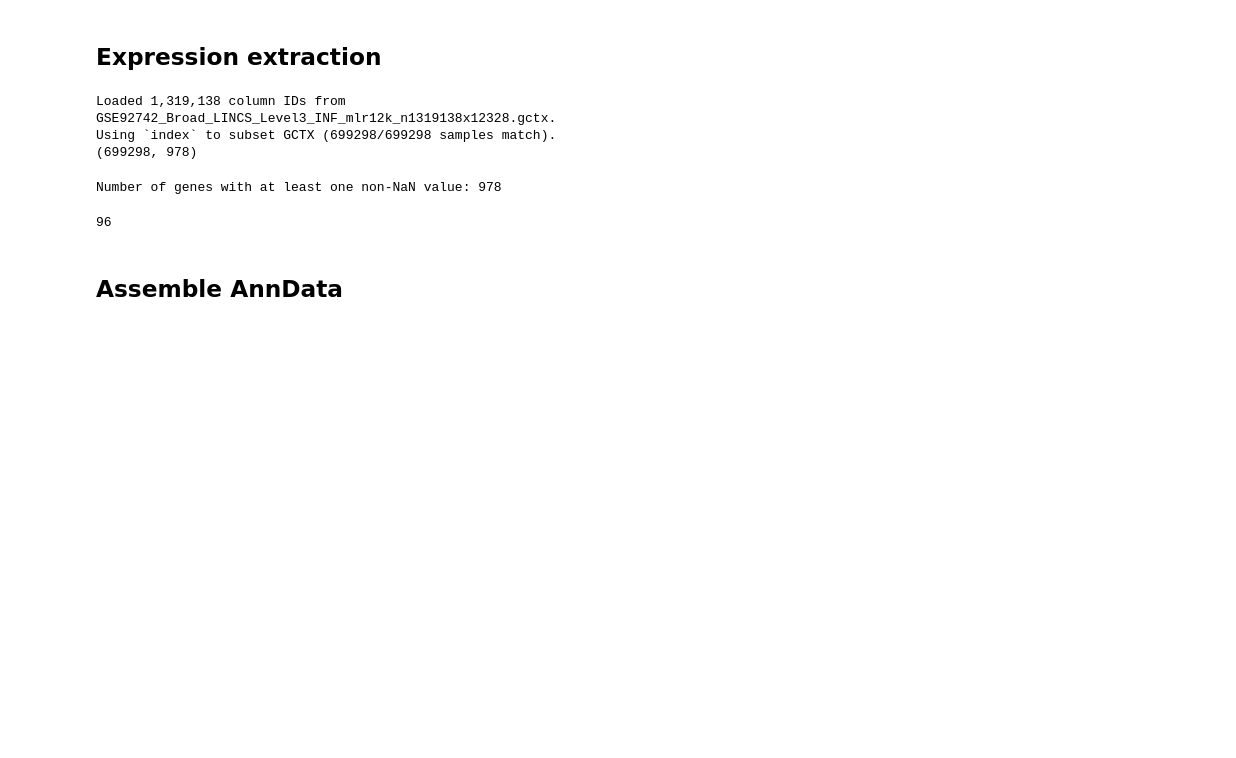
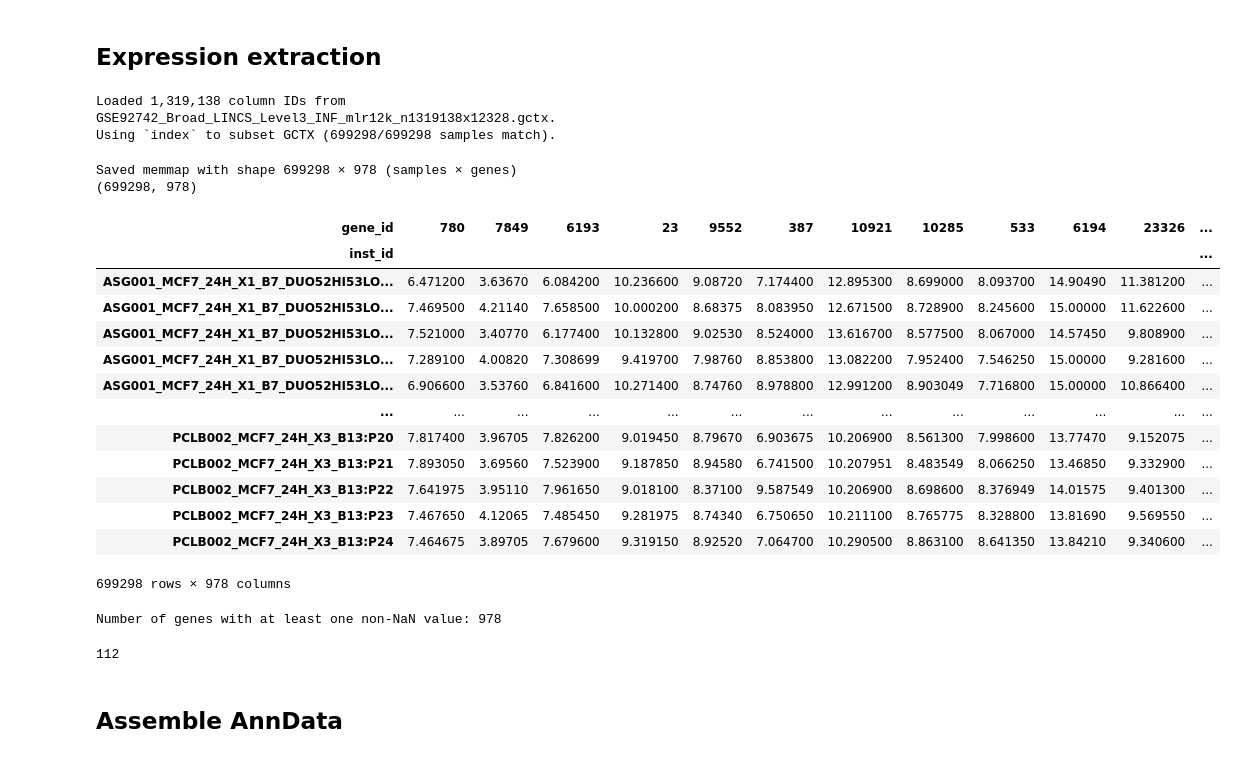
Before and after one commit to theislab/Chem-PerturBridge, a Jupyter notebook: draft_notebooks/l1000_deg_prep_level3_commented.ipynb, the cells around one changed output. Saved outputs shown, nothing was run; the diff lists cells and outputs as text; code cells hidden in the pictures; blank space fills up the shorter version.

```diff
--- a/draft_notebooks/l1000_deg_prep_level3_commented.ipynb
+++ b/draft_notebooks/l1000_deg_prep_level3_commented.ipynb
@@ -796,8 +796,8 @@ obs_for_schema
 # %% [markdown]
 ## Gene annotations (`.var`)
 # %%
+var = geneinfo_level3.copy()
 
-var = geneinfo_level3.copy()
 var = var.rename(columns={
     "pr_gene_id": "gene_id",
     "pr_gene_symbol": "symbol",
@@ -808,22 +808,12 @@ var = var.drop_duplicates(subset=["gene_id"]).set_index("gene_id")
 var["symbol"] = var["symbol"].astype("string")
 if geneinfo_beta is not None and {"gene_symbol", "ensembl_id"}.issubset(geneinfo_beta.columns):
     sym_to_ens = (
-        geneinfo_beta[["gene_symbol", "ensembl_id"]]
+        geneinfo_beta[["gene_id", "ensembl_id"]]
         .dropna()
-        .drop_duplicates(subset=["gene_symbol"])
-        .set_index("gene_symbol")
+        .drop_duplicates(subset=["gene_id"])
+        .set_index("gene_id")
         ["ensembl_id"]
     )
-    var["ensembl_id"] = var["symbol"].map(sym_to_ens)
+    var["ensembl_id"] = var.index.map(sym_to_ens)
 else:
     var["ensembl_id"] = var.index.astype("string")
-# var["ensembl_id"] = var["ensembl_id"].fillna(var.index.astype("string"))
-var["ensembl_id"] = var["ensembl_id"].fillna(var.index.to_series().astype("string"))
-var = var[["symbol", "ensembl_id", "is_landmark"]]
-if not FULL_GENE_MATRIX:
-    landmark_mask = var["is_landmark"].fillna(0).astype(int)
-    var = var.loc[landmark_mask == 1]
-    print(f"Restricting to {len(var):,} landmark genes for expression.")
-else:
-    print(f"Using all {len(var):,} gene features (landmarks + inferred).")
-var.head()
@@ -942,7 +943,7 @@ def build_obs_helpers(obs: pd.DataFrame) -> pd.DataFrame:
         helpers = obs.loc[mask_lower, ["source_gctx"]].copy()
         helpers["gctx_id"] = lower_vals[mask_lower].map(id_map)
         return helpers
-    raise ValueError("None of the obs ID columns match the Level 2 GCTX metadata.")
+    raise ValueError("None of the obs ID columns match the Level 3 GCTX metadata.")
 # %%
 obs_helpers = build_obs_helpers(obs)
 gene_ids_for_expr = var.index.astype(str)
@@ -953,7 +954,25 @@ print(expr_df.shape)
 # %% [output]
 Loaded 1,319,138 column IDs from GSE92742_Broad_LINCS_Level3_INF_mlr12k_n1319138x12328.gctx.
 Using `index` to subset GCTX (699298/699298 samples match).
-(699298, 978)
+Saved memmap with shape 699298 × 978 (samples × genes)
+(699298, 978)
+# %%
+expr_df
+# %% [output]
+| gene_id | 780 | 7849 | 6193 | 23 | 9552 | 387 | 10921 | 10285 | 533 | 6194 | 23326 | ... |
+| inst_id |  |  |  |  |  |  |  |  |  |  |  | ... |
+| ASG001_MCF7_24H_X1_B7_DUO52HI53LO... | 6.471200 | 3.63670 | 6.084200 | 10.236600 | 9.08720 | 7.174400 | 12.895300 | 8.699000 | 8.093700 | 14.90490 | 11.381200 | ... |
+| ASG001_MCF7_24H_X1_B7_DUO52HI53LO... | 7.469500 | 4.21140 | 7.658500 | 10.000200 | 8.68375 | 8.083950 | 12.671500 | 8.728900 | 8.245600 | 15.00000 | 11.622600 | ... |
+| ASG001_MCF7_24H_X1_B7_DUO52HI53LO... | 7.521000 | 3.40770 | 6.177400 | 10.132800 | 9.02530 | 8.524000 | 13.616700 | 8.577500 | 8.067000 | 14.57450 | 9.808900 | ... |
+| ASG001_MCF7_24H_X1_B7_DUO52HI53LO... | 7.289100 | 4.00820 | 7.308699 | 9.419700 | 7.98760 | 8.853800 | 13.082200 | 7.952400 | 7.546250 | 15.00000 | 9.281600 | ... |
+| ASG001_MCF7_24H_X1_B7_DUO52HI53LO... | 6.906600 | 3.53760 | 6.841600 | 10.271400 | 8.74760 | 8.978800 | 12.991200 | 8.903049 | 7.716800 | 15.00000 | 10.866400 | ... |
+| ... | ... | ... | ... | ... | ... | ... | ... | ... | ... | ... | ... | ... |
+| PCLB002_MCF7_24H_X3_B13:P20 | 7.817400 | 3.96705 | 7.826200 | 9.019450 | 8.79670 | 6.903675 | 10.206900 | 8.561300 | 7.998600 | 13.77470 | 9.152075 | ... |
+| PCLB002_MCF7_24H_X3_B13:P21 | 7.893050 | 3.69560 | 7.523900 | 9.187850 | 8.94580 | 6.741500 | 10.207951 | 8.483549 | 8.066250 | 13.46850 | 9.332900 | ... |
+| PCLB002_MCF7_24H_X3_B13:P22 | 7.641975 | 3.95110 | 7.961650 | 9.018100 | 8.37100 | 9.587549 | 10.206900 | 8.698600 | 8.376949 | 14.01575 | 9.401300 | ... |
+| PCLB002_MCF7_24H_X3_B13:P23 | 7.467650 | 4.12065 | 7.485450 | 9.281975 | 8.74340 | 6.750650 | 10.211100 | 8.765775 | 8.328800 | 13.81690 | 9.569550 | ... |
+| PCLB002_MCF7_24H_X3_B13:P24 | 7.464675 | 3.89705 | 7.679600 | 9.319150 | 8.92520 | 7.064700 | 10.290500 | 8.863100 | 8.641350 | 13.84210 | 9.340600 | ... |
+699298 rows × 978 columns
 # %%
 # print how many columns in expr_df are not all NaN
 print(f"Number of genes with at least one non-NaN value: {len(expr_df.columns[~expr_df.isna().all()]):,}")
@@ -976,7 +995,7 @@ del geneinfo_level3
 del pert_raw
 gc.collect()
 # %% [output]
-96
+112
 # %% [markdown]
 ## Assemble AnnData
 # %%
```
Also changed, not shown: parts of 2 cells of this notebook.
